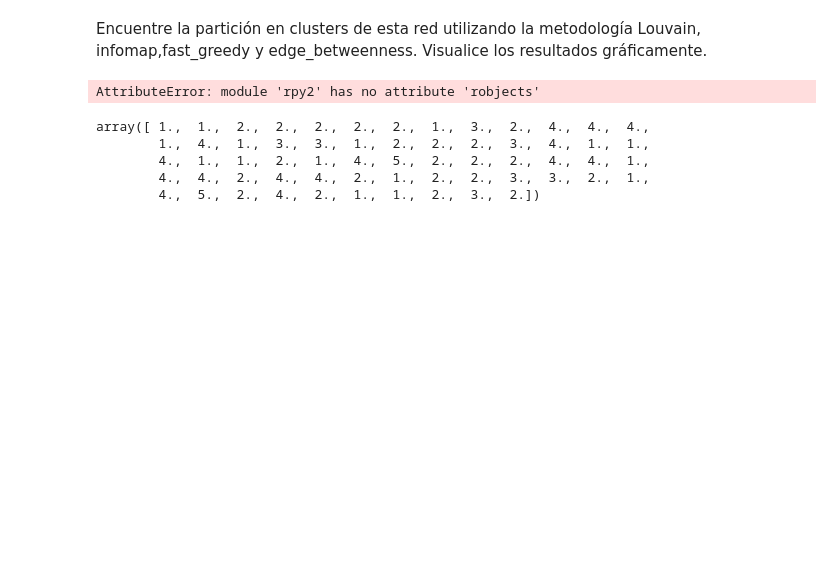
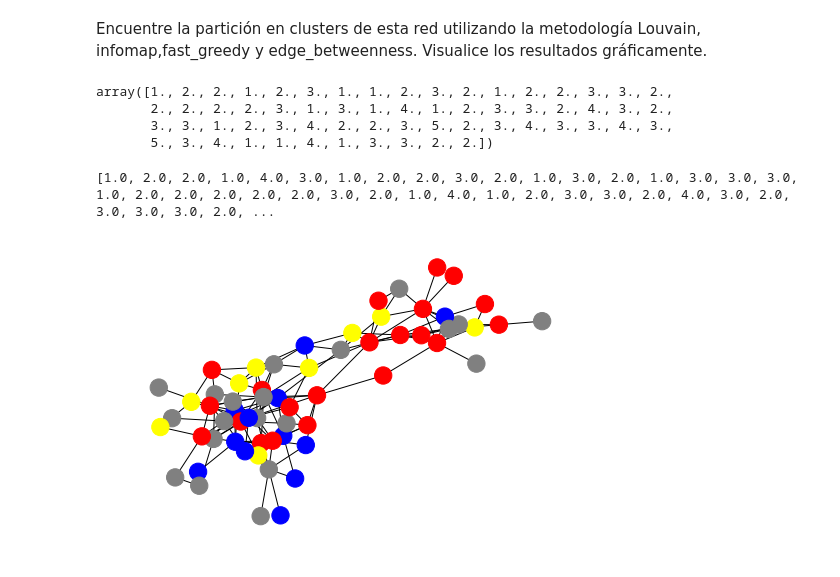
Before and after one commit to yuditsabet/TP3, a Jupyter notebook: tc03/TP3.ipynb, the cells around one changed output. Drawn from its saved outputs; the diff is of its cells as text; code cells hidden in the pictures; blank space fills up the shorter version.

```diff
--- a/tc03/TP3.ipynb
+++ b/tc03/TP3.ipynb
@@ -97,18 +92,27 @@ def community(nxG, algorithm, fig_name = "G"):
 # %%
 labels_fastgreedy = community(delfines,"fast_greedy")
 labels_bet = community(delfines,"edge_betweenness")
-labels_louvian = community(delfines,"louvain")
+labels_louvain = community(delfines,"louvain")
 labels_infomap = community(delfines,"infomap")
-# %% [output]
-AttributeError: module 'rpy2' has no attribute 'robjects'
-# %%
-labels_fastgreedy
-# %% [output]
-array([ 1.,  1.,  2.,  2.,  2.,  2.,  2.,  1.,  3.,  2.,  4.,  4.,  4.,
-        1.,  4.,  1.,  3.,  3.,  1.,  2.,  2.,  2.,  3.,  4.,  1.,  1.,
-        4.,  1.,  1.,  2.,  1.,  4.,  5.,  2.,  2.,  2.,  4.,  4.,  1.,
-        4.,  4.,  2.,  4.,  4.,  2.,  1.,  2.,  2.,  3.,  3.,  2.,  1.,
-        4.,  5.,  2.,  4.,  2.,  1.,  1.,  2.,  3.,  2.])
+# %%
+labels_bet
+# %% [output]
+array([1., 2., 2., 1., 2., 3., 1., 1., 2., 3., 2., 1., 2., 2., 3., 3., 2.,
+       2., 2., 2., 2., 3., 1., 3., 1., 4., 1., 2., 3., 3., 2., 4., 3., 2.,
+       3., 3., 1., 2., 3., 4., 2., 2., 3., 5., 2., 3., 4., 3., 3., 4., 3.,
+       5., 3., 4., 1., 1., 4., 1., 3., 3., 2., 2.])
+# %%
+comunidades = dict()
+
+for d,i in zip(delfines,labels_bet):
+    comunidades[d]=i
+
+nx.set_node_attributes(delfines, comunidades, 'edge_betweenness')
+nx.draw(delfines,node_color=["blue" if g==1.0 else "red" if g==2.0 else "grey" if g==3.0 else "yellow" for g in nx.get_node_attributes(delfines,"edge_betweenness").values()],)
+print (nx.get_node_attributes(delfines, 'edge_betweenness').values())
+# %% [output]
+[1.0, 2.0, 2.0, 1.0, 4.0, 3.0, 1.0, 2.0, 2.0, 3.0, 2.0, 1.0, 3.0, 2.0, 1.0, 3.0, 3.0, 3.0, 1.0, 2.0, 2.0, 2.0, 2.0, 2.0, 3.0, 2.0, 1.0, 4.0, 1.0, 2.0, 3.0, 3.0, 2.0, 4.0, 3.0, 2.0, 3.0, 3.0, 3.0, 2.0, ...
+[figure, added]
 # %%
 comunidades = dict()
 
```
Also changed, not shown: parts of 15 cells of this notebook.
